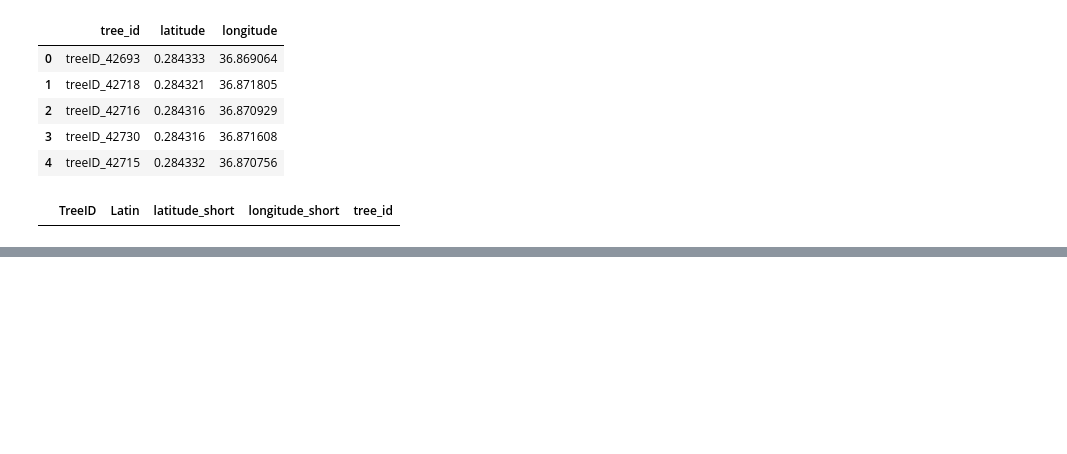
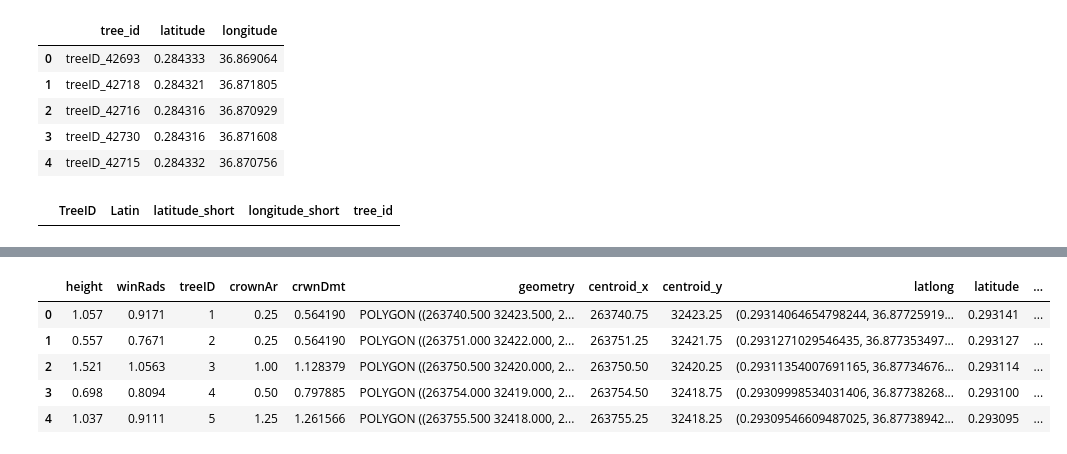
Before and after one commit to nicole-hjlin/mpala-tree-mapping, a Jupyter notebook: geomap.ipynb, the cells around one changed output, grey strips where cells are left out. Saved outputs shown, nothing was run; the diff lists cells and outputs as text; code cells hidden in the pictures; blank space fills up the shorter version.

```diff
--- a/geomap.ipynb
+++ b/geomap.ipynb
@@ -238,3 +246,8 @@ array([26282792, 26282791, 26282967, ..., 26282580, 26282598, 26282593],
 utm.from_latlon(1.0822850033164138, 37.149144200529584)
 # %% [output]
 (294046.54747902136, 119688.00302557605, 37, 'N')
+# %%
+sample_tree = laspy.read(os.path.join(high_res_path, 'MpalaForestGEO_LasClippedtoTreePolygons', 'treeID_1234.las'))
+print(list(sample_tree.point_format.dimension_names))
+print(sample_tree.X[:5])
+print(sample_tree.Y[:5])
@@ -256,7 +273,8 @@ print(np.average(sample_latlong, axis = 1))
 # generate the lat and long of points for each tree and save outputs for downstream matching
 
 latlong_dict = {}
-for t in tree_files:
+for i, t in enumerate(tree_files):
+  print(f'{i}/{len(tree_files)}', end='\r')
   # read las file
   las = laspy.read(os.path.join(high_res_path, 'MpalaForestGEO_LasClippedtoTreePolygons', t))
   scaleX = las.header.scale[0]
@@ -264,10 +282,6 @@ for t in tree_files:
   latlongs = utm.to_latlon(las.X*scaleX, las.Y*scaleY, 37, 'N')
   latlongs_avg = np.average(latlongs, axis = 1)
   latlong_dict[t[:-4]] = latlongs, latlongs_avg
-
-# save new data table for fast processing later
-with open(os.path.join(project_path, 'outputs', 'lidar_with_latlong.pickle'), 'wb') as f:
-    pickle.dump(latlong_dict, f, protocol=pickle.HIGHEST_PROTOCOL)
 # %% [output]
 KeyboardInterrupt: ignored
 # %% [markdown]
@@ -379,0 +390,6 @@ print(max(forestgeo.longitude_short))
+# %%
+# check the proportion of trees with LiDAR images that lie within the forestgeo grid
+cen = lidar_grid.geometry.centroid
+lidar_grid['centroid_x'] = cen.x
+lidar_grid['centroid_y'] = cen.y
+lidar_grid.head()
@@ -379,0 +403,12 @@ print(max(forestgeo.longitude_short))
+# %%
+lidar_grid['latlong'] = [utm.to_latlon(lidar_grid['centroid_x'][i], lidar_grid['centroid_y'][i], 37, 'N') for i in range(len(lidar_grid))]
+lidar_grid['latitude'] = [latlong[0] for latlong in lidar_grid['latlong']]
+lidar_grid['longitude'] = [latlong[1] for latlong in lidar_grid['latlong']]
+lidar_grid.head()
+# %% [output]
+|  | height | winRads | treeID | crownAr | crwnDmt | geometry | centroid_x | centroid_y | latlong | latitude | ... |
+| 0 | 1.057 | 0.9171 | 1 | 0.25 | 0.564190 | POLYGON ((263740.500 32423.500, 2... | 263740.75 | 32423.25 | (0.29314064654798244, 36.87725919... | 0.293141 | ... |
+| 1 | 0.557 | 0.7671 | 2 | 0.25 | 0.564190 | POLYGON ((263751.000 32422.000, 2... | 263751.25 | 32421.75 | (0.2931271029546435, 36.877353497... | 0.293127 | ... |
+| 2 | 1.521 | 1.0563 | 3 | 1.00 | 1.128379 | POLYGON ((263750.500 32420.000, 2... | 263750.50 | 32420.25 | (0.29311354007691165, 36.87734676... | 0.293114 | ... |
+| 3 | 0.698 | 0.8094 | 4 | 0.50 | 0.797885 | POLYGON ((263754.000 32419.000, 2... | 263754.50 | 32418.75 | (0.29309998534031406, 36.87738268... | 0.293100 | ... |
+| 4 | 1.037 | 0.9111 | 5 | 1.25 | 1.261566 | POLYGON ((263755.500 32418.000, 2... | 263755.25 | 32418.25 | (0.29309546609487025, 36.87738942... | 0.293095 | ... |
```
Also changed, not shown: parts of 30 cells of this notebook.
